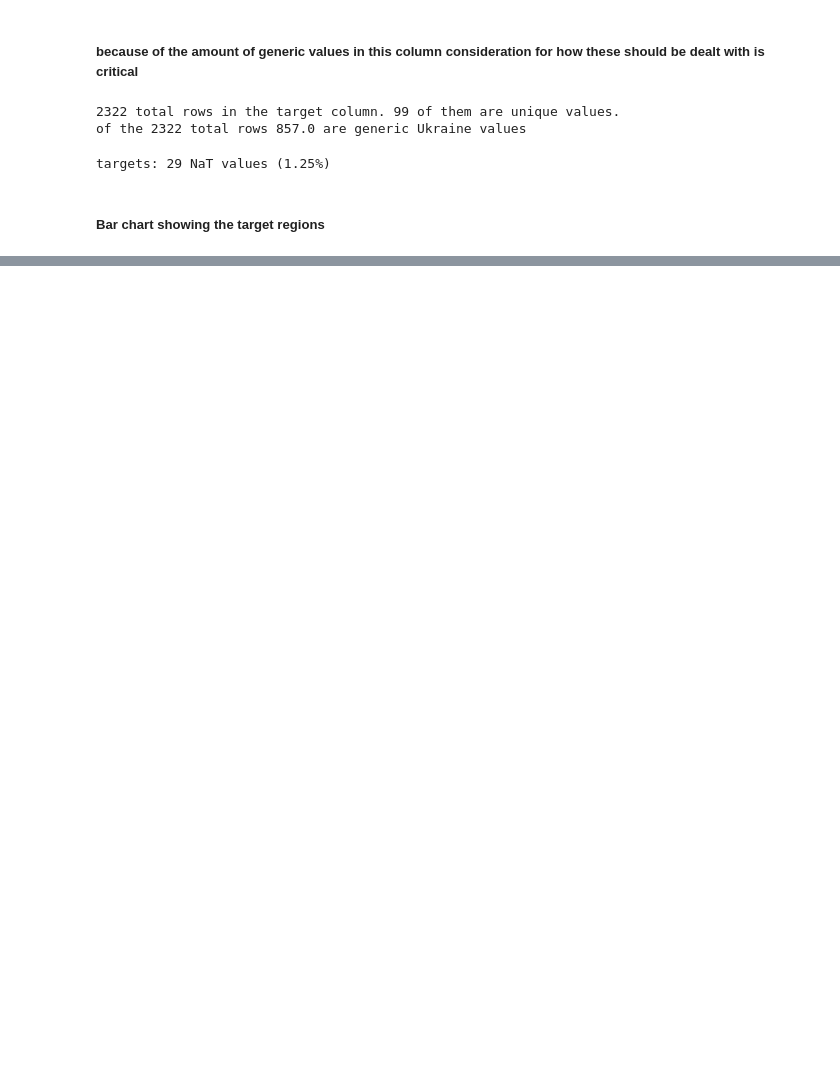
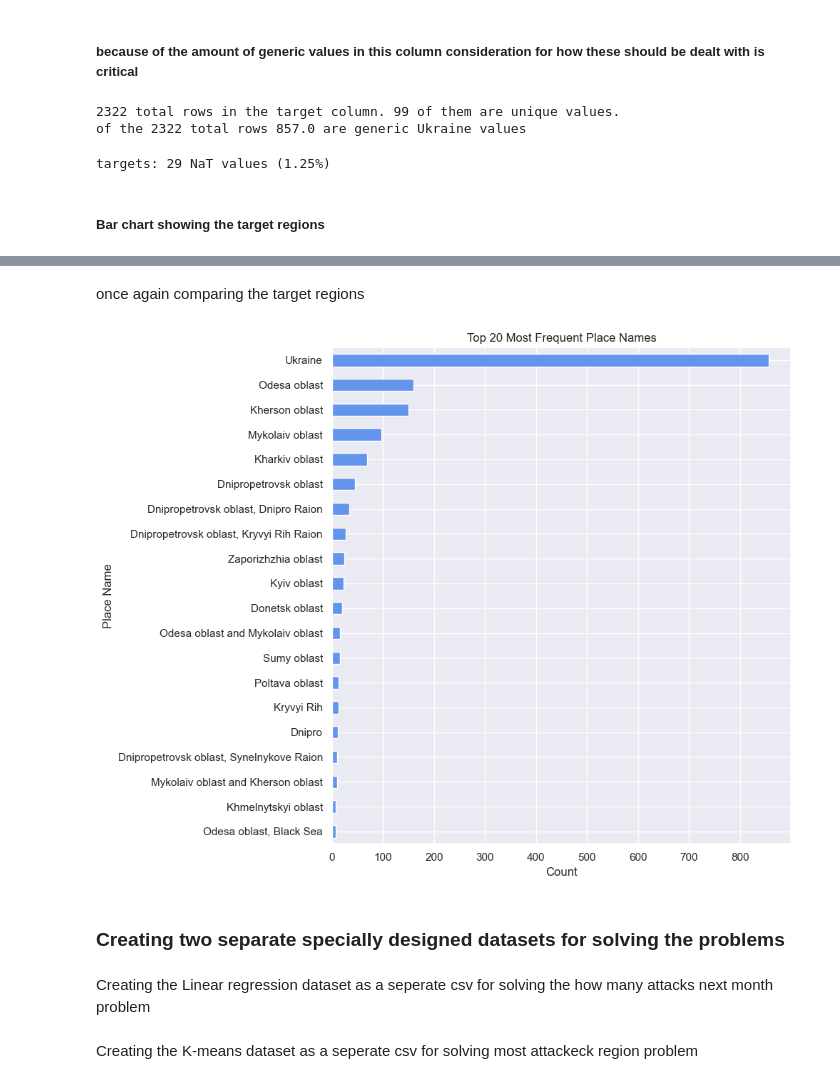
Before and after one commit to Dualboi/ml-analysis-ukraine-attacks, a Jupyter notebook: cleaning_exploring_the_dataset.ipynb, the cells around one changed output, grey strips where cells are left out. Drawn from its saved outputs; the diff is of its cells as text; code cells hidden in the pictures; blank space fills up the shorter version.

```diff
--- a/cleaning_exploring_the_dataset.ipynb
+++ b/cleaning_exploring_the_dataset.ipynb
@@ -277,0 +295,31 @@ plt.show()
+# %%
+# List of generic directional terms
+generic_keywords = ['south', 'east', 'north', 'west', 'central']
+
+# Create a regex pattern to match any of them (case-insensitive)
+import re
+pattern = '|'.join(generic_keywords)
+
+# Move partial matches to target_generic
+df['target_generic'] = df['target'].where(df['target'].str.contains(pattern, case=False, na=False))
+
+# Keep only specific values in 'target'
+df['target'] = df['target'].where(~df['target'].str.contains(pattern, case=False, na=False))
+# %% [markdown]
+once again comparing the target regions
+# %%
+top_places = df['target'].value_counts().head(20)
+top_places.plot(kind='barh', figsize=(10, 8), color='cornflowerblue')
+
+plt.xlabel('Count')
+plt.ylabel('Place Name')
+plt.title('Top 20 Most Frequent Place Names')
+plt.gca().invert_yaxis()  # Highest on top
+plt.tight_layout()
+plt.show()
+# %% [output]
+[figure, added]
+# %% [markdown]
+### Creating two separate specially designed datasets for solving the problems
+# %% [markdown]
+Creating the Linear regression dataset as a seperate csv for solving the how many attacks next month problem
@@ -277,0 +337,2 @@ plt.show()
+# %% [markdown]
+Creating the K-means dataset as a seperate csv for solving most attackeck region problem
```
Also changed, not shown: parts of 21 cells of this notebook, 3 other files.
